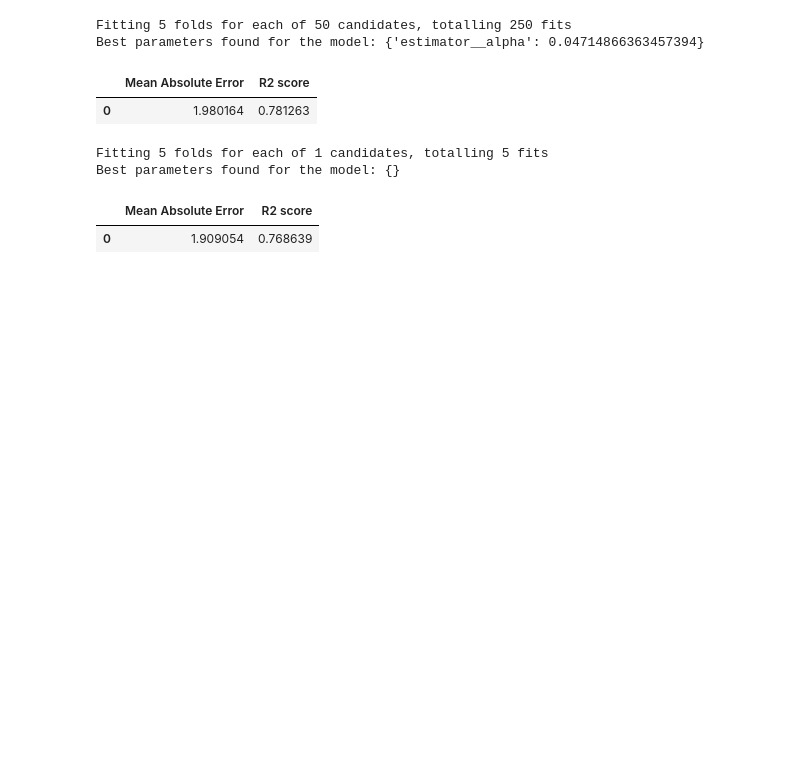
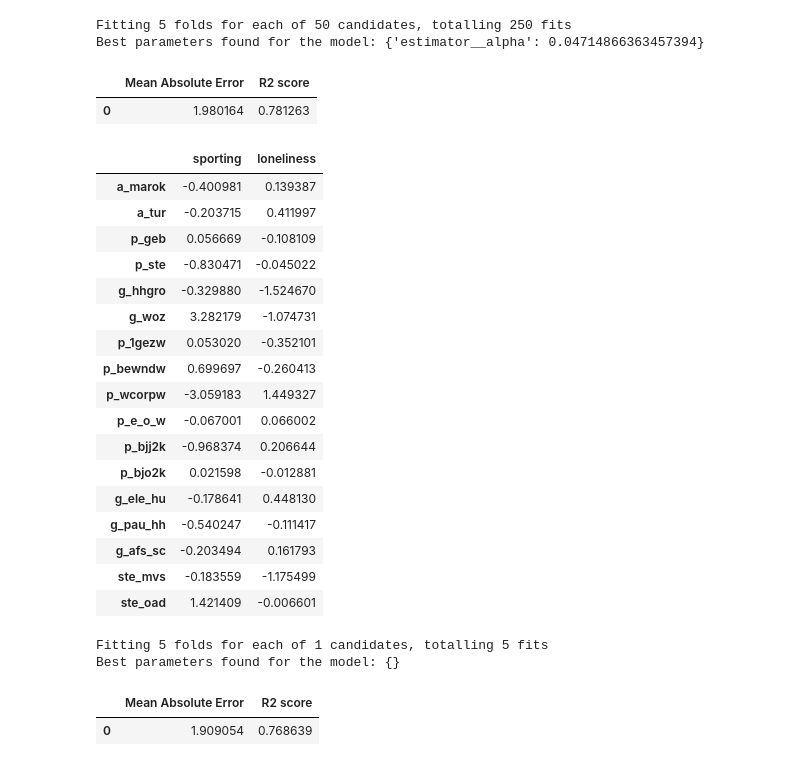
Before and after one commit to ashleyrennnnnn/Assignments-Machine-Learning, a Jupyter notebook: Regression_model_part.ipynb, the cells around one changed output. Saved outputs shown, nothing was run; the diff lists cells and outputs as text; code cells hidden in the pictures; blank space fills up the shorter version.

```diff
--- a/Regression_model_part.ipynb
+++ b/Regression_model_part.ipynb
@@ -100,6 +100,34 @@ Fitting 5 folds for each of 50 candidates, totalling 250 fits
 Best parameters found for the model: {'estimator__alpha': 0.04714866363457394}
 |  | Mean Absolute Error | R2 score |
 | 0 | 1.980164 | 0.781263 |
+# %%
+lasso_pipe.set_params(estimator__alpha=0.04714866363457394)
+lasso_pipe.fit(X_pre_imputed, y_loneliness)
+loneliness = pd.DataFrame({name: [lasso_pipe["estimator"].coef_[idx]]for idx, name in enumerate(X.columns)}).transpose().rename(columns={0: "loneliness"})
+
+lasso_pipe.set_params(estimator__alpha=0.04714866363457394)
+lasso_pipe.fit(X_pre_imputed, y_sporting)
+sporting= pd.DataFrame({name: [lasso_pipe["estimator"].coef_[idx]]for idx, name in enumerate(X.columns)}).transpose().rename(columns={0: "sporting"})
+pd.concat([sporting, loneliness],axis=1).replace(0, np.nan).dropna(thresh=2)
+# %% [output]
+|  | sporting | loneliness |
+| a_marok | -0.400981 | 0.139387 |
+| a_tur | -0.203715 | 0.411997 |
+| p_geb | 0.056669 | -0.108109 |
+| p_ste | -0.830471 | -0.045022 |
+| g_hhgro | -0.329880 | -1.524670 |
+| g_woz | 3.282179 | -1.074731 |
+| p_1gezw | 0.053020 | -0.352101 |
+| p_bewndw | 0.699697 | -0.260413 |
+| p_wcorpw | -3.059183 | 1.449327 |
+| p_e_o_w | -0.067001 | 0.066002 |
+| p_bjj2k | -0.968374 | 0.206644 |
+| p_bjo2k | 0.021598 | -0.012881 |
+| g_ele_hu | -0.178641 | 0.448130 |
+| g_pau_hh | -0.540247 | -0.111417 |
+| g_afs_sc | -0.203494 | 0.161793 |
+| ste_mvs | -0.183559 | -1.175499 |
+| ste_oad | 1.421409 | -0.006601 |
 # %%
 lr_pipe = Pipeline([("scaler", StandardScaler()),("estimator", LinearRegression(n_jobs=-1))])
 params = { }
```
Also changed, not shown: parts of 9 cells of this notebook.
